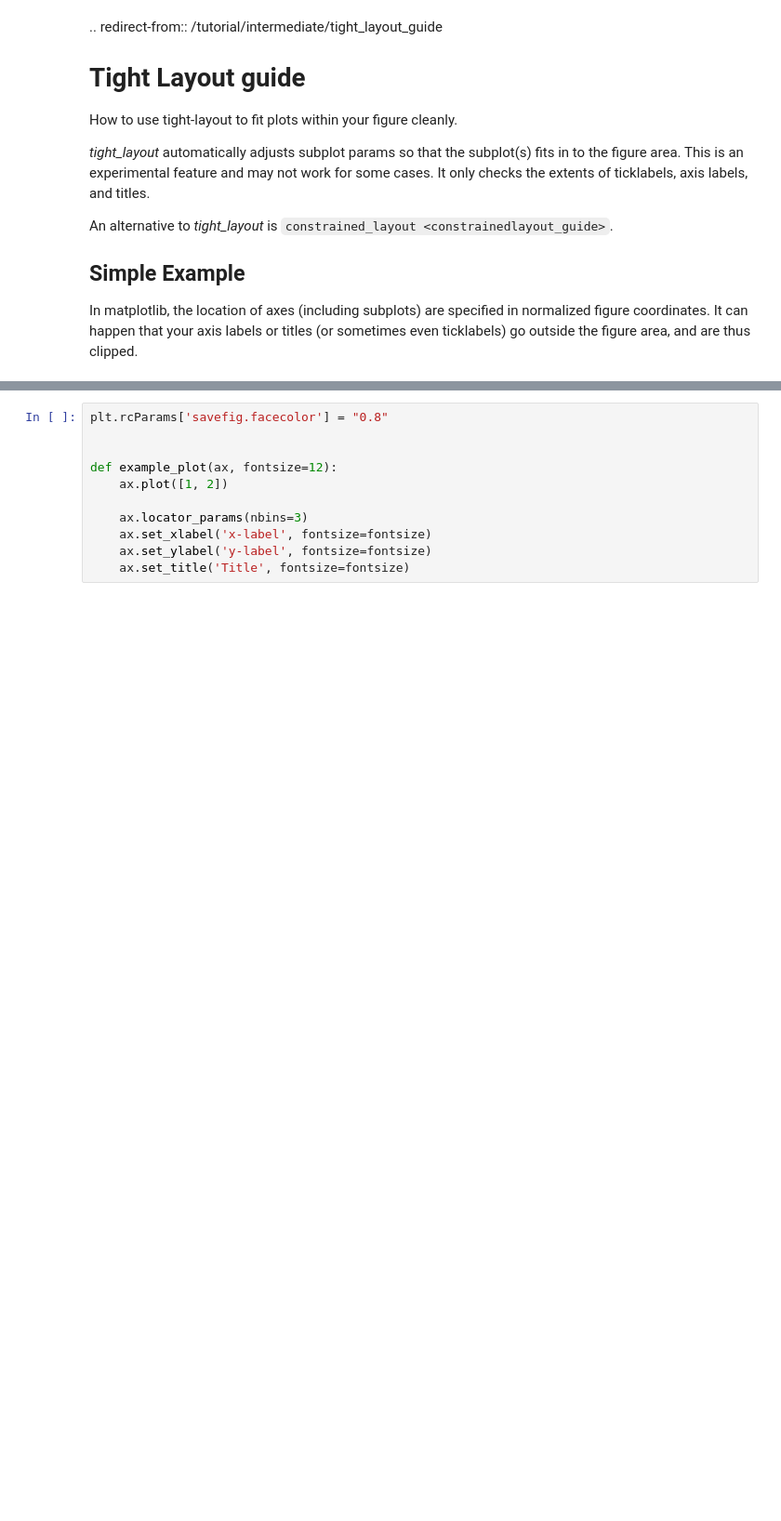
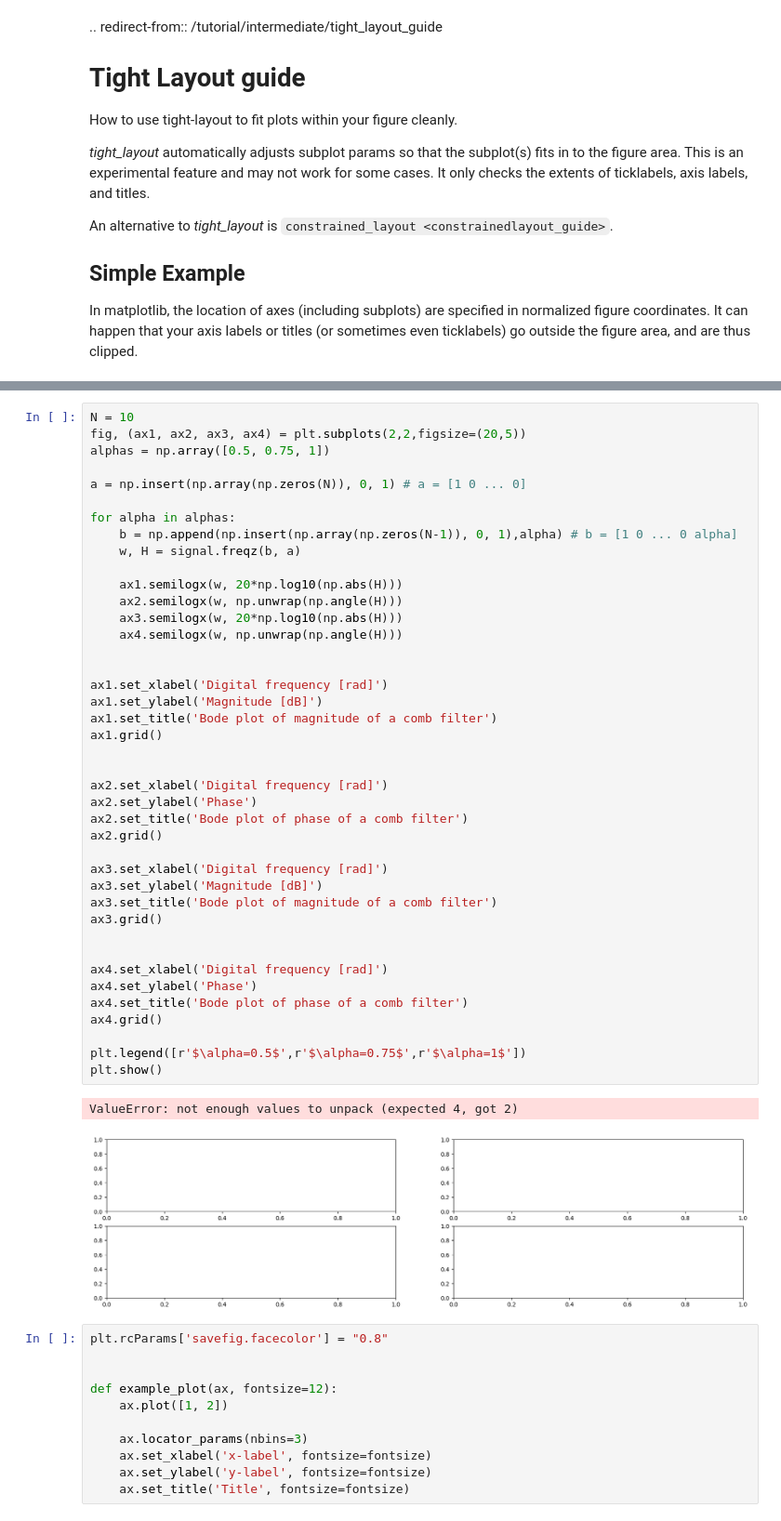
Before and after one commit to Wizardlyfix/Lab-2-Procesamiento, a Jupyter notebook: tight_layout_guide.ipynb, the cells around one changed output, grey strips where cells are left out. Shown at 93% size. Saved outputs shown, nothing was run; the diff lists cells and outputs as text; blank space fills up the shorter version.

```diff
--- a/tight_layout_guide.ipynb
+++ b/tight_layout_guide.ipynb
@@ -54,3 +126,47 @@ t = np.arange(0, tam*T,T)
+# %%
+N = 10
+fig, (ax1, ax2, ax3, ax4) = plt.subplots(2,2,figsize=(20,5))
+alphas = np.array([0.5, 0.75, 1])
+
+a = np.insert(np.array(np.zeros(N)), 0, 1) # a = [1 0 ... 0]
+
+for alpha in alphas:
+    b = np.append(np.insert(np.array(np.zeros(N-1)), 0, 1),alpha) # b = [1 0 ... 0 alpha]
+    w, H = signal.freqz(b, a)
+
+    ax1.semilogx(w, 20*np.log10(np.abs(H)))
+    ax2.semilogx(w, np.unwrap(np.angle(H)))
+    ax3.semilogx(w, 20*np.log10(np.abs(H)))
+    ax4.semilogx(w, np.unwrap(np.angle(H)))
+
+
+ax1.set_xlabel('Digital frequency [rad]')
+ax1.set_ylabel('Magnitude [dB]')
+ax1.set_title('Bode plot of magnitude of a comb filter')
+ax1.grid()
+
+
+ax2.set_xlabel('Digital frequency [rad]')
+ax2.set_ylabel('Phase')
+ax2.set_title('Bode plot of phase of a comb filter')
+ax2.grid()
+
+ax3.set_xlabel('Digital frequency [rad]')
+ax3.set_ylabel('Magnitude [dB]')
+ax3.set_title('Bode plot of magnitude of a comb filter')
+ax3.grid()
+
+
+ax4.set_xlabel('Digital frequency [rad]')
+ax4.set_ylabel('Phase')
+ax4.set_title('Bode plot of phase of a comb filter')
+ax4.grid()
+
+plt.legend([r'$\alpha=0.5$',r'$\alpha=0.75$',r'$\alpha=1$'])
+plt.show()
+# %% [output]
+ValueError: not enough values to unpack (expected 4, got 2)
+[figure, added]
 # %%
 plt.rcParams['savefig.facecolor'] = "0.8"
 
```
Also changed, not shown: parts of 4 cells of this notebook, 1 other file.
